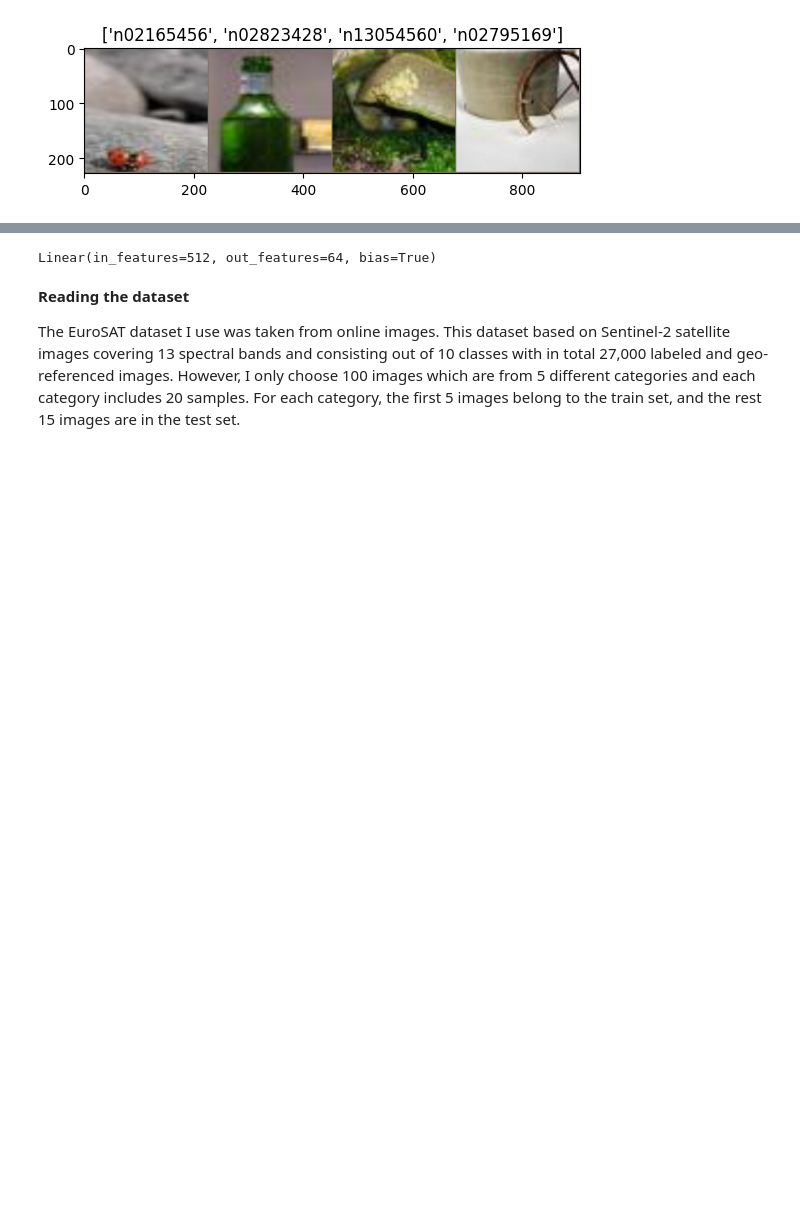
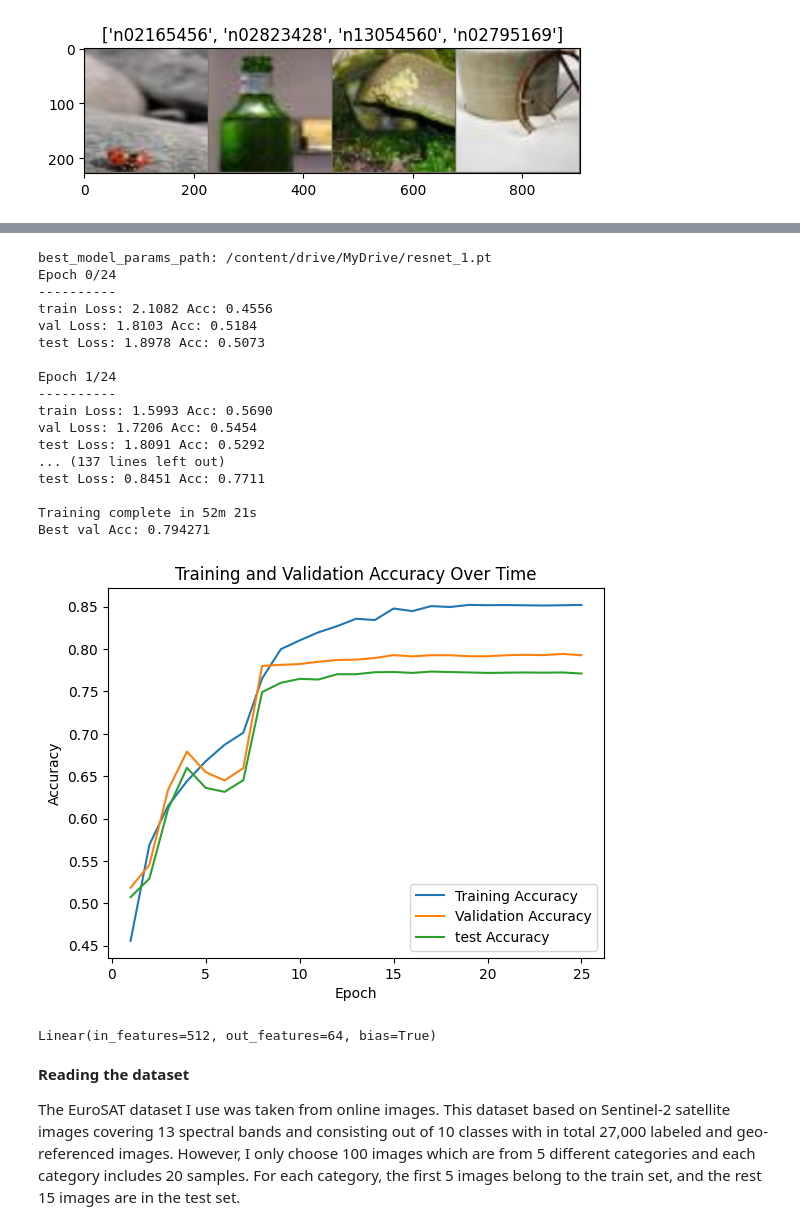
Before and after one commit to Felicia1993/deep-learning, a Jupyter notebook: Transfer Learning/transfer_learning.ipynb, the cells around one changed output, grey strips where cells are left out. Drawn from its saved outputs; the diff is of its cells as text; code cells hidden in the pictures; blank space fills up the shorter version.

```diff
--- a/Transfer Learning/transfer_learning.ipynb
+++ b/Transfer Learning/transfer_learning.ipynb
@@ -201,7 +221,7 @@ import matplotlib.pyplot as plt
 # Training the model, including scheduling the learning rate and saving the best model
 def train_model(model, criterion, optimizer, scheduler, num_epochs=10):
     since = time.time()
-    model_save_name = 'classifier.pt'
+    model_save_name = 'resnet_1.pt'
     path = F"/content/drive/MyDrive/{model_save_name}"
     print('best_model_params_path:', path)
     best_acc = 0.0
@@ -326,3 +349,46 @@ Best val Acc: 0.755599
+# %%
+# train and evaluate
+suggested_optimizer = torch.optim.Adam(model.parameters(), lr=1.07E-03)
+# Decay LR by a factor of 0.1 every 7 epochs
+exp_lr_scheduler = lr_scheduler.StepLR(suggested_optimizer, step_size=7, gamma=0.1)
+
+# training the last layer for 1 epoch
+for epoch in range(1):
+    for inputs, labels in train_loader:
+        inputs = inputs.to(device)
+        labels = labels.to(device)
+        suggested_optimizer.zero_grad()
+        outputs = model(inputs)
+        loss = criterion(outputs, labels)
+        loss.backward()
+        suggested_optimizer.step()
+
+# Unfreeze all layers
+for param in model.parameters():
+    param.requires_grad = True
+
+# trains them for the number of epochs requested
+pre_trained_model = train_model(model, criterion, suggested_optimizer, exp_lr_scheduler,
+                       num_epochs=25)
+# %% [output]
+best_model_params_path: /content/drive/MyDrive/resnet_1.pt
+Epoch 0/24
+----------
+train Loss: 2.1082 Acc: 0.4556
+val Loss: 1.8103 Acc: 0.5184
+test Loss: 1.8978 Acc: 0.5073
+
+Epoch 1/24
+----------
+train Loss: 1.5993 Acc: 0.5690
+val Loss: 1.7206 Acc: 0.5454
+test Loss: 1.8091 Acc: 0.5292
+... (137 lines left out)
+test Loss: 0.8451 Acc: 0.7711
+
+Training complete in 52m 21s
+Best val Acc: 0.794271
+[figure, added]
 # %%
 pre_trained_model.fc
 # %% [output]
```
Also changed, not shown: parts of 27 cells of this notebook, 1 other file.
